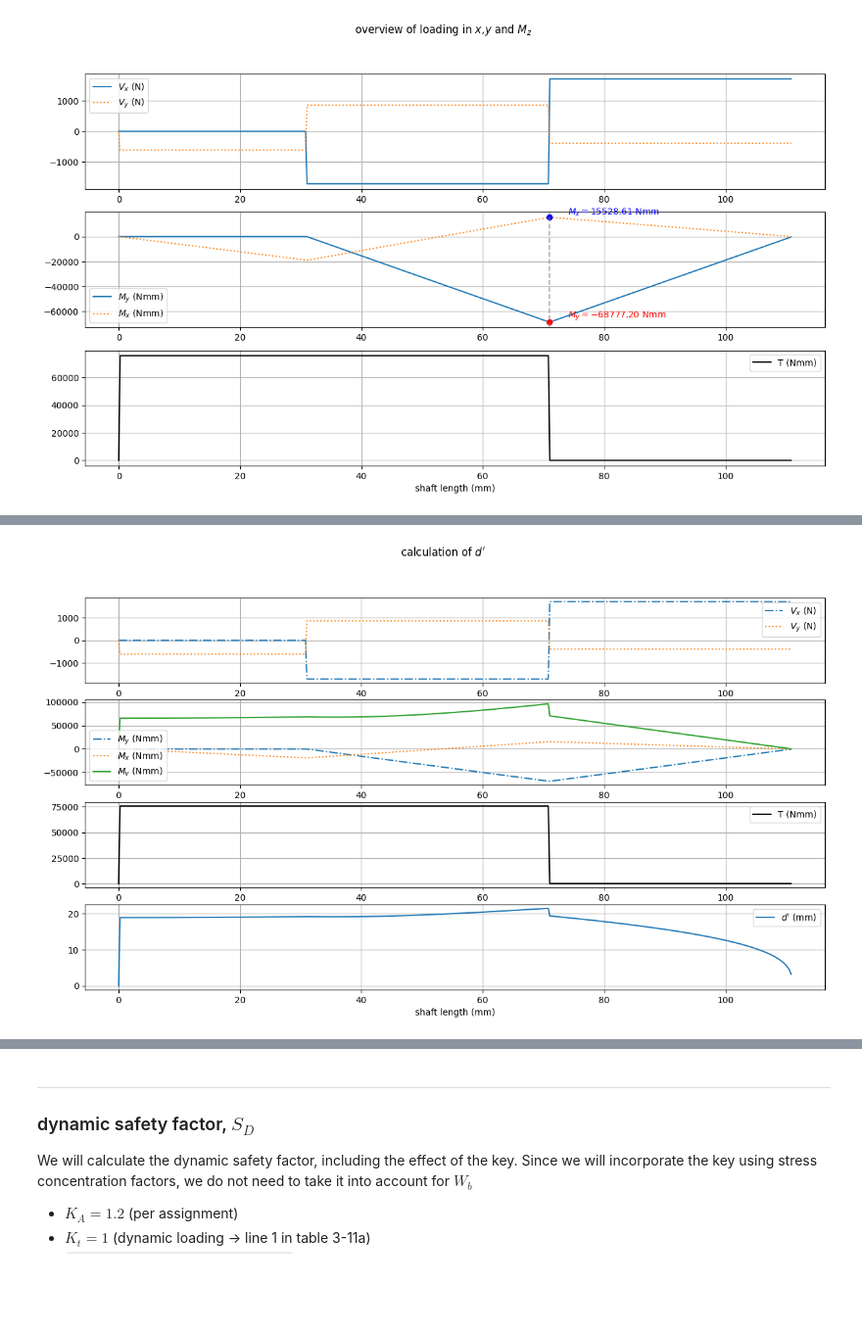
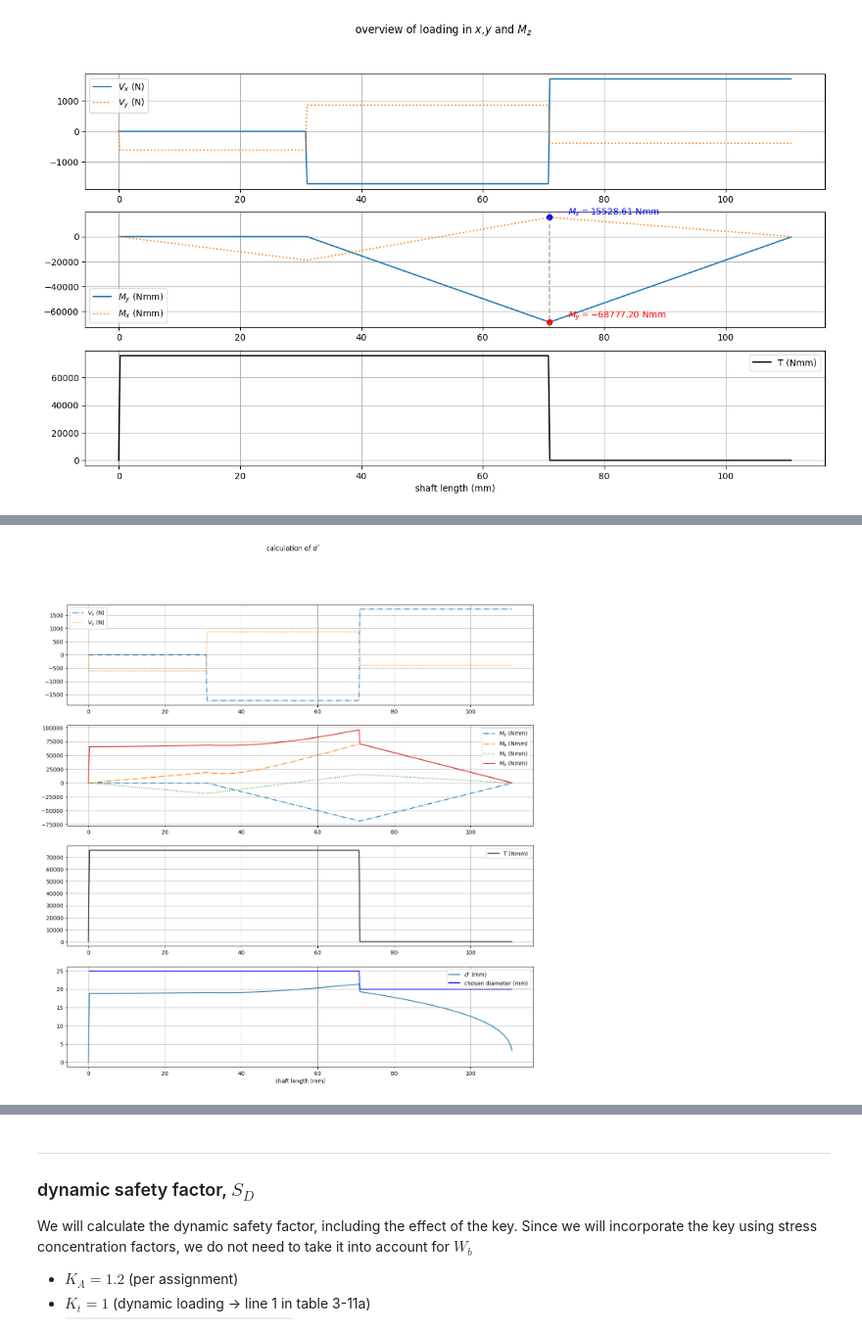
Before and after one commit to Angela-NG/machine-design, a Jupyter notebook: ShaftCalculation_General.ipynb, the cells around one changed output, grey strips where cells are left out. Shown at 98% size. Saved outputs shown, nothing was run; the diff lists cells and outputs as text; code cells hidden in the pictures; some formulas as TeX source; blank space fills up the shorter version.

```diff
--- a/ShaftCalculation_General.ipynb
+++ b/ShaftCalculation_General.ipynb
@@ -152,29 +152,31 @@ $\displaystyle {d}' = \frac{0.4675 mm_{}^{0.3333} \left(0.75 \left(\begin{cases}
 # %%
 # creating  a second graph on dprime
 # step1, A&B, evaluate the function
 dprime1 = HM.substitute(S.dprime,S,K_A = K_A_initial)
 M_v1 = HM.substitute(S.M_v,S,K_A = K_A_initial)
 y_dprime = HM.evaluate(dprime1,{'z':z_val})
 y_M_v = HM.evaluate(M_v1,{'z':z_val})
+y_M_b = HM.evaluate(HM.substitute(S.M_b,S,K_A = K_A_initial),{'z':z_val})
 
 
-fig2,ax2 = plt.subplots(4,1,figsize=(15, 8))
+fig2,ax2 = plt.subplots(4,1,figsize=(15, 15))
 line1 = ax2[0].plot(z_val,y_V_x,label=f'$V_x$ (N)',linestyle='-.')
 line1 = ax2[0].plot(z_val,y_V_y,label=f'$V_y$ (N)',linestyle=':')
 line3 = ax2[1].plot(z_val,y_M_y,label=f'$M_y$ (Nmm)',linestyle='-.')
+line9 = ax2[1].plot(z_val,y_M_b,label=f'$M_b$ (Nmm)',linestyle='-.')
 line4 = ax2[1].plot(z_val,y_M_x,label=f'$M_x$ (Nmm)',linestyle=':')
 line5 = ax2[1].plot(z_val,y_M_v,label=f'$M_v$ (Nmm)',linestyle='-')
 line6 = ax2[2].plot(z_val,y_T,label='T (Nmm)',color='k')
 line7 = ax2[3].plot(z_val,y_dprime,label = f"$d'$ (mm)")
-
+line8=ax2[3].plot(z_val2,y_d,label='chosen diameter (mm)',c='b')
 for a in ax2:
     a.legend()
     a.grid()
 ax2[3].set_xlabel('shaft length (mm)')
 fig2.suptitle(f"calculation of $d'$")
 t=0
 # %% [output]
-[figure, old version]
+[figure, new version]
 # %%
 ## next we will compare a chosen diameter to a required safety level.
 
```
Also changed, not shown: parts of 2 cells of this notebook.
